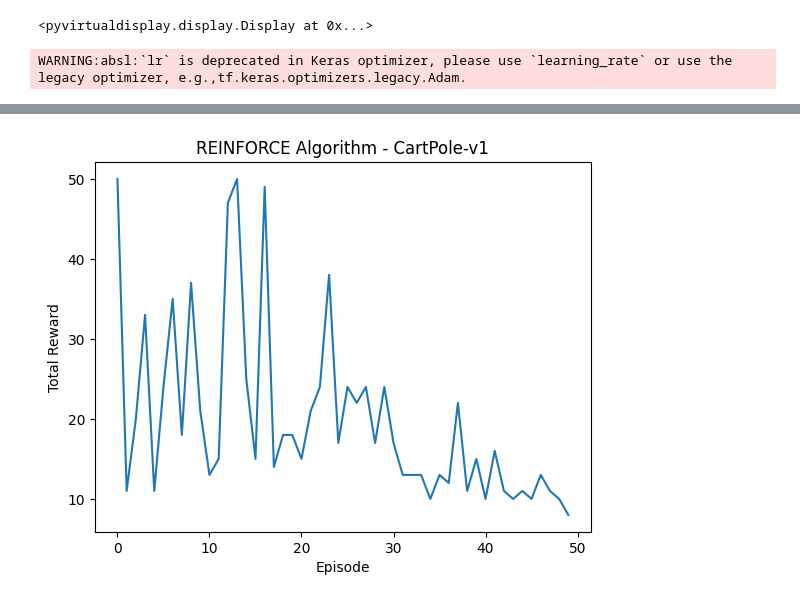
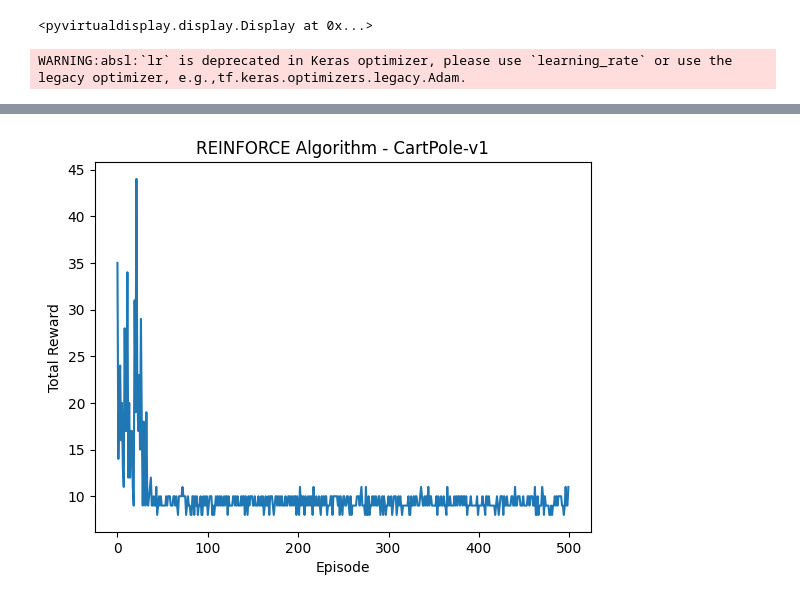
Before and after one commit to gundaminpde/2023_F_ML_lecture, a Jupyter notebook: REINFORCE_1st.ipynb, the cells around one changed output, grey strips where cells are left out. Saved outputs shown, nothing was run; the diff lists cells and outputs as text; code cells hidden in the pictures.

```diff
--- a/REINFORCE_1st.ipynb
+++ b/REINFORCE_1st.ipynb
@@ -138,7 +138,7 @@ if __name__ == "__main__":
     np.random.seed(42)
 
     # Run REINFORCE algorithm
-    episode_rewards = reinforce(env, num_episodes=50, learning_rate=0.01, gamma=0.99) ## 원래는 1000
+    episode_rewards = reinforce(env, num_episodes=500, learning_rate=0.01, gamma=0.99) ## 원래는 1000
 
     # Visualize rewards
     plt.plot(episode_rewards)
@@ -168 +168 @@ WARNING:absl:`lr` is deprecated in Keras optimizer, please use `learning_rate` o
-[figure, old version]
+[figure, new version]
```
Also changed, not shown: parts of 1 cell of this notebook.
